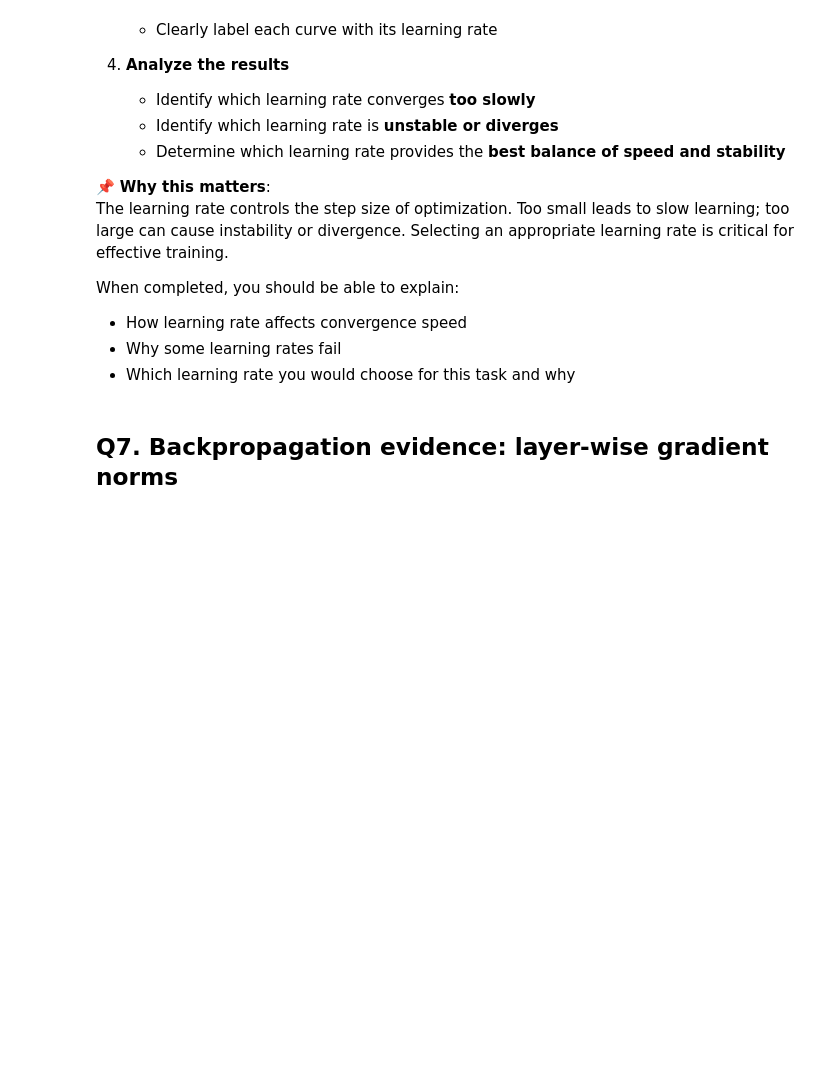
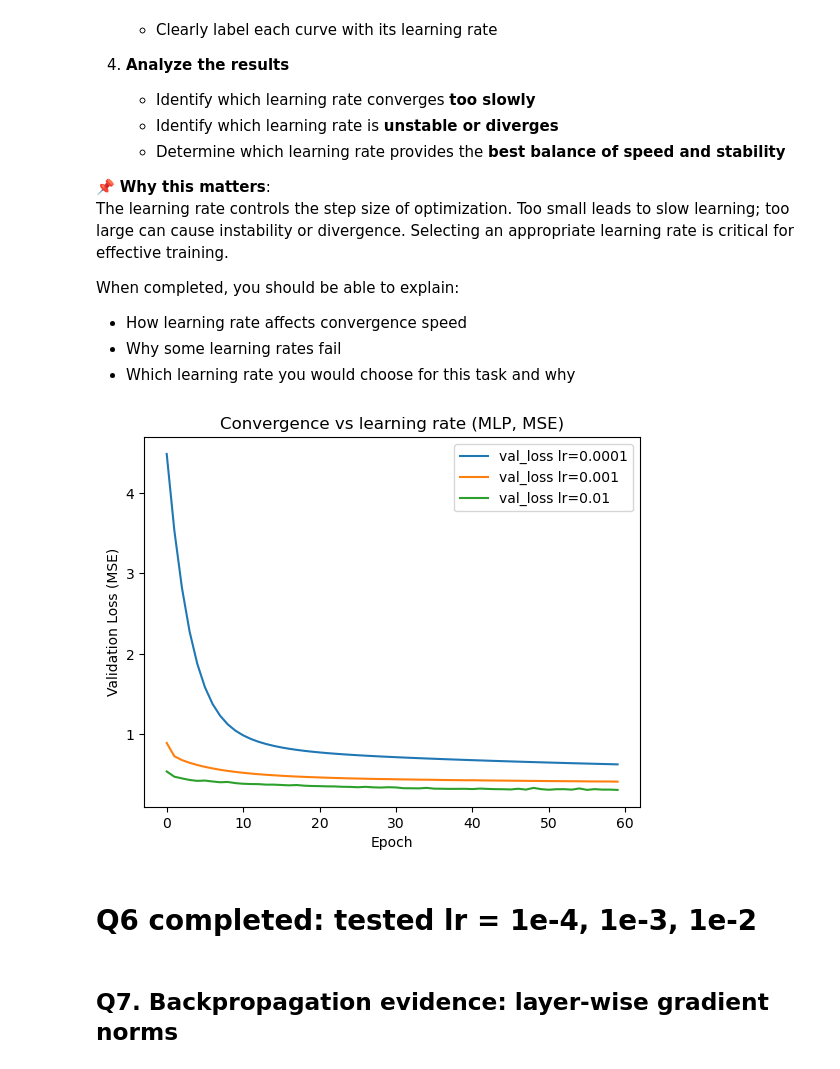
Before and after one commit to MisReid/EE5841-A1, a Jupyter notebook: a1.ipynb, the cells around one changed output. Cells and saved outputs as stored; diff of their text form; code cells hidden in the pictures; blank space fills up the shorter version.

```diff
--- a/a1.ipynb
+++ b/a1.ipynb
@@ -363,25 +378,29 @@ When completed, you should be able to explain:
 # %%
 # TODO: Train the same MLP under at least 3 learning rates (e.g., 1e-4, 1e-3, 1e-2)
 lrs = [1e-4, 1e-3, 1e-2]
 histories = {}
 
 for lr in lrs:
     model_lr, hist_lr = compile_and_fit(
         mlp,
-        loss_name="__________",
-        lr=__________,
-        epochs=__________
+        loss_name="mse",
+        lr=lr,
+        epochs=60
     )
     histories[lr] = hist_lr
 
 plt.figure()
 for lr in lrs:
     plt.plot(histories[lr].history["val_loss"], label=f"val_loss lr={lr:g}")
 plt.xlabel("Epoch")
 plt.ylabel("Validation Loss (MSE)")
 plt.legend()
 plt.title("Convergence vs learning rate (MLP, MSE)")
 plt.show()
+# %% [output]
+[figure, added]
+# %% [markdown]
+# Q6 completed: tested lr = 1e-4, 1e-3, 1e-2
 # %% [markdown]
 ## Q7. Backpropagation evidence: layer-wise gradient norms
 # %% [markdown]
```
Also changed, not shown: parts of 4 cells of this notebook.
